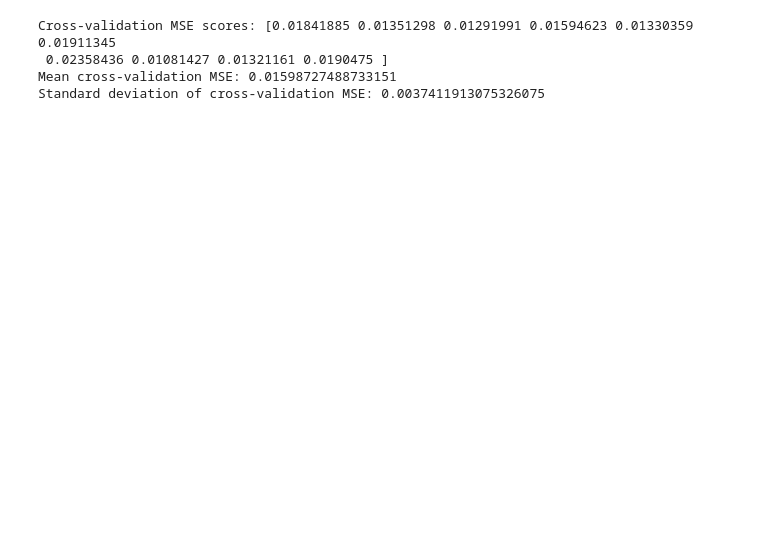
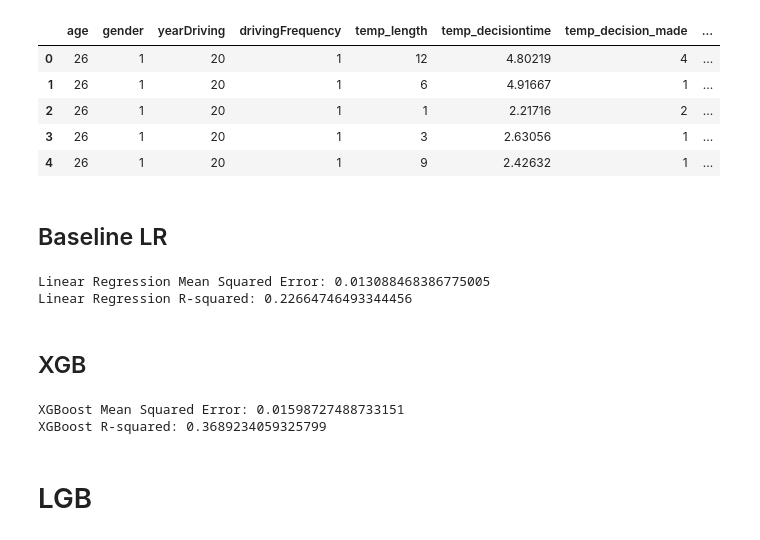
Before and after one commit to CommonDrum/Applied-AI, a Jupyter notebook: code.ipynb, the cells around one changed output. Cells and saved outputs as stored; diff of their text form; code cells hidden in the pictures; blank space fills up the shorter version.

```diff
--- a/code.ipynb
+++ b/code.ipynb
@@ -11,26 +10,56 @@ from sklearn.model_selection import cross_val_score
 # %%
 df = pd.read_csv('SAdata_allMeasures.csv')
 
 y = df['Y']
 X = df.drop(columns=['Y'])
 
 X_train, X_test, y_train, y_test = train_test_split(X, y, test_size=0.2, random_state=42)
+
+df.head()
+# %% [output]
+|  | age | gender | yearDriving | drivingFrequency | temp_length | temp_decisiontime | temp_decision_made | ... |
+| 0 | 26 | 1 | 20 | 1 | 12 | 4.80219 | 4 | ... |
+| 1 | 26 | 1 | 20 | 1 | 6 | 4.91667 | 1 | ... |
+| 2 | 26 | 1 | 20 | 1 | 1 | 2.21716 | 2 | ... |
+| 3 | 26 | 1 | 20 | 1 | 3 | 2.63056 | 1 | ... |
+| 4 | 26 | 1 | 20 | 1 | 9 | 2.42632 | 1 | ... |
+# %% [markdown]
+## Baseline LR
+# %%
+from sklearn.linear_model import LinearRegression
+
+linear_model = LinearRegression()
+
+linear_model.fit(X_train, y_train)
+
+linear_predictions = linear_model.predict(X_test)
+
+linear_mse = mean_squared_error(y_test, linear_predictions)
+print("Linear Regression Mean Squared Error:", linear_mse)
+
+linear_r2 = r2_score(y_test, linear_predictions)
+print("Linear Regression R-squared:", linear_r2)
+# %% [output]
+Linear Regression Mean Squared Error: 0.013088468386775005
+Linear Regression R-squared: 0.22664746493344456
+# %% [markdown]
+## XGB
 # %%
 model_xgb = xgb.XGBRegressor(objective='reg:squarederror', n_estimators=100, learning_rate=0.1, max_depth=3, random_state=42)
 model_xgb.fit(X_train, y_train)
+xgb_scores = cross_val_score(model_xgb, X, y, cv=10, scoring='neg_mean_squared_error')
 
-scores = cross_val_score(model_xgb, X, y, cv=10, scoring='neg_mean_squared_error')
+xgb_mse = -xgb_scores.mean()
+print("XGBoost Mean Squared Error:", xgb_mse)
 
-mse_scores = -scores
-
-print("Cross-validation MSE scores:", mse_scores)
-print("Mean cross-validation MSE:", mse_scores.mean())
-print("Standard deviation of cross-validation MSE:", mse_scores.std())
+xgb_predictions = model_xgb.predict(X_test)
+xgb_r2 = r2_score(y_test, xgb_predictions)
+print("XGBoost R-squared:", xgb_r2)
 # %% [output]
-Cross-validation MSE scores: [0.01841885 0.01351298 0.01291991 0.01594623 0.01330359 0.01911345
- 0.02358436 0.01081427 0.01321161 0.0190475 ]
-Mean cross-validation MSE: 0.01598727488733151
-Standard deviation of cross-validation MSE: 0.0037411913075326075
+XGBoost Mean Squared Error: 0.01598727488733151
+XGBoost R-squared: 0.3689234059325799
+# %% [markdown]
+# LGB
 # %%
 
 model_lgb = lgb.LGBMRegressor(objective='regression', n_estimators=100, learning_rate=0.1, max_depth=3, random_state=42)
```
Also changed, not shown: parts of 4 cells of this notebook.
